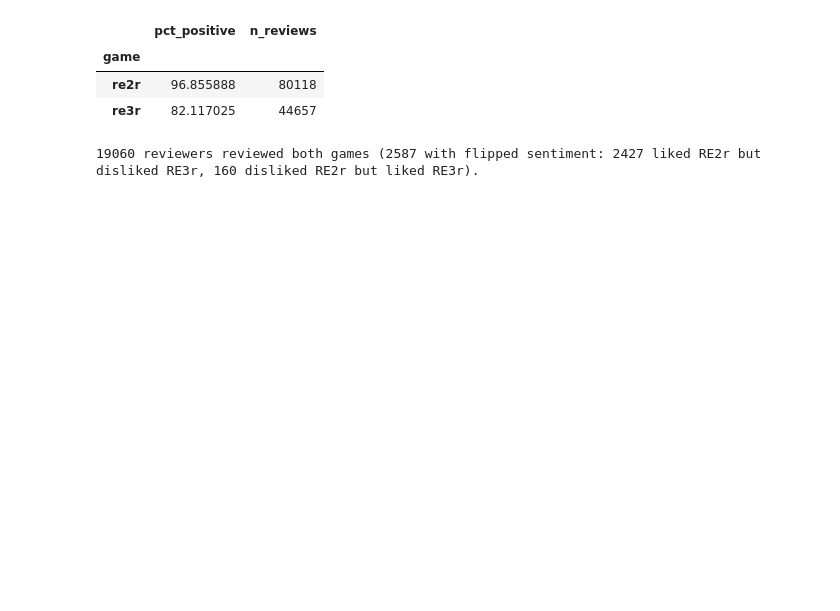
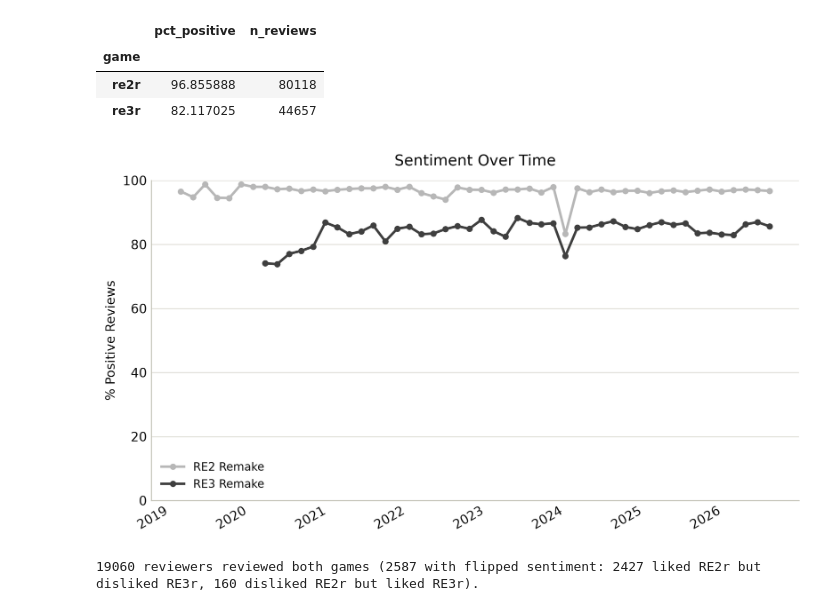
Before and after one commit to MarcBarcelos/ResidentEvilSteamReviews, a Jupyter notebook: nbs/ResidentEvil_Turftopic.ipynb, the cells around one changed output. Saved outputs shown, nothing was run; the diff lists cells and outputs as text; code cells hidden in the pictures; blank space fills up the shorter version.

```diff
--- a/nbs/ResidentEvil_Turftopic.ipynb
+++ b/nbs/ResidentEvil_Turftopic.ipynb
@@ -195,4 +271,50 @@ sentiment_by_game
 | game |  |  |
 | re2r | 96.855888 | 80118 |
 | re3r | 82.117025 | 44657 |
+# %%
+VIZ_DIR = Path("../results/vizualizations")
+VIZ_DIR.mkdir(parents=True, exist_ok=True)
+
+COLOR_RE2R = "#B7B7B7"
+COLOR_RE3R = "#3F3F3F"
+INK_PRIMARY = "#0b0b0b"
+GRIDLINE = "#e1e0d9"
+BASELINE = "#c3c2b7"
+
+TIME_BINS = 50
+tmp = df.copy()
+tmp["date"] = pd.to_datetime(tmp["date_created"])
+tmp["time_bin"] = pd.cut(tmp["date"], bins=TIME_BINS)
+sentiment_over_time = (
+    tmp.groupby(["game", "time_bin"], observed=True)["sentiment"].mean().mul(100).reset_index()
+)
+sentiment_over_time["time_bin_mid"] = sentiment_over_time["time_bin"].apply(lambda i: i.mid)
+
+fig, ax = plt.subplots(figsize=(8, 4.5), dpi=300)
+for g, color, label in [("re2r", COLOR_RE2R, "RE2 Remake"), ("re3r", COLOR_RE3R, "RE3 Remake")]:
+    sub = sentiment_over_time[sentiment_over_time["game"] == g].sort_values("time_bin_mid")
+    ax.plot(sub["time_bin_mid"], sub["sentiment"], color=color, marker="o", markersize=4, linewidth=2, label=label, zorder=3)
+
+ax.set_ylabel("% Positive Reviews", color=INK_PRIMARY, fontsize=10)
+ax.set_title("Sentiment Over Time", color=INK_PRIMARY, fontsize=12, pad=12)
+ax.set_ylim(0, 100)
+
+ax.yaxis.grid(True, color=GRIDLINE, linewidth=0.8, zorder=0)
+ax.set_axisbelow(True)
+for spine in ["top", "right"]:
+    ax.spines[spine].set_visible(False)
+ax.spines["left"].set_color(BASELINE)
+ax.spines["bottom"].set_color(BASELINE)
+ax.tick_params(axis="both", colors=INK_PRIMARY, length=0)
+fig.autofmt_xdate(rotation=30, ha="right")
+
+legend = ax.legend(loc="lower left", frameon=False, fontsize=9)
+for text in legend.get_texts():
+    text.set_color(INK_PRIMARY)
+
+plt.tight_layout()
+plt.savefig(VIZ_DIR / "sentiment_over_time.png", bbox_inches="tight")
+plt.show()
+# %% [output]
+[figure, added]
 # %%
```
Also changed, not shown: parts of 39 cells of this notebook, 11 other files.
